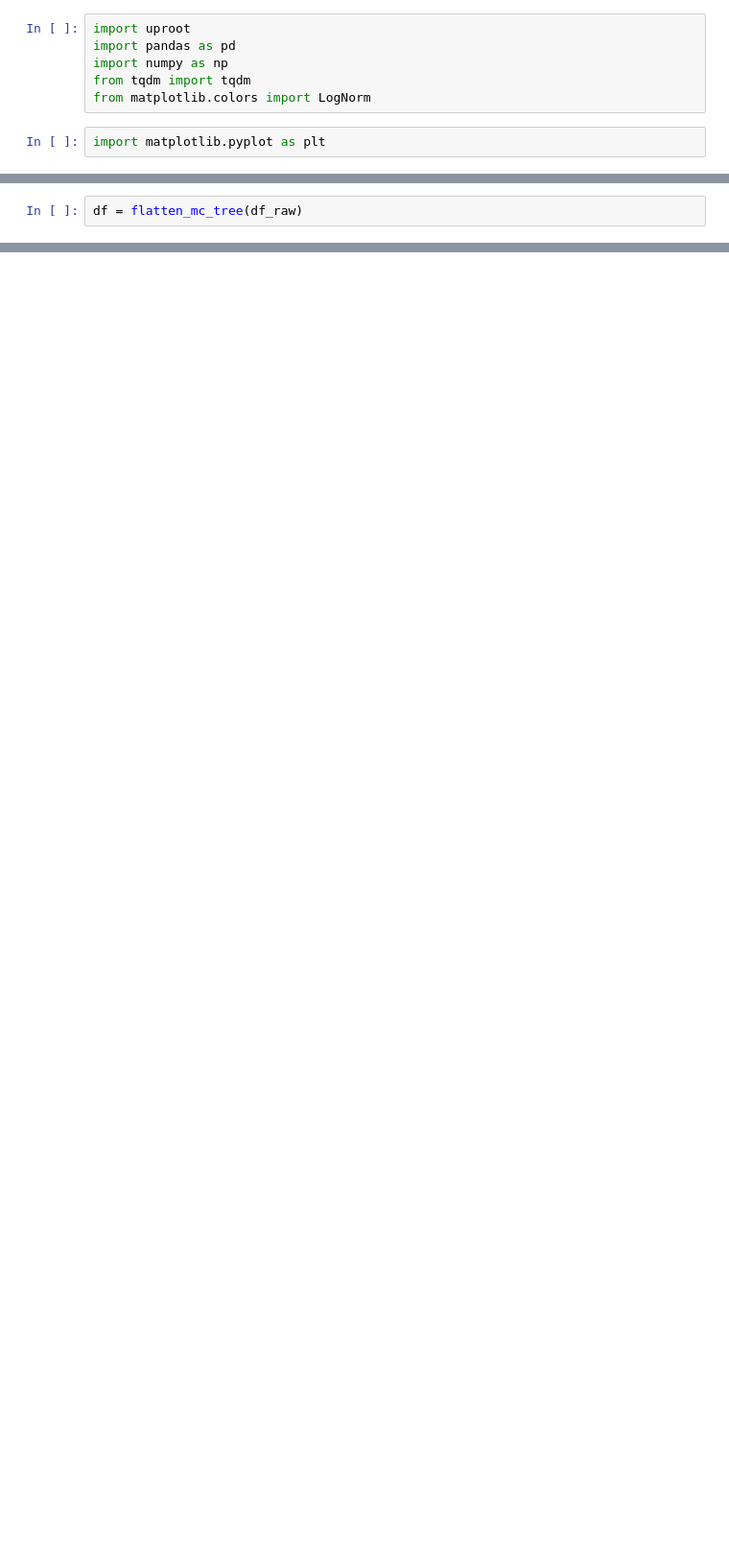
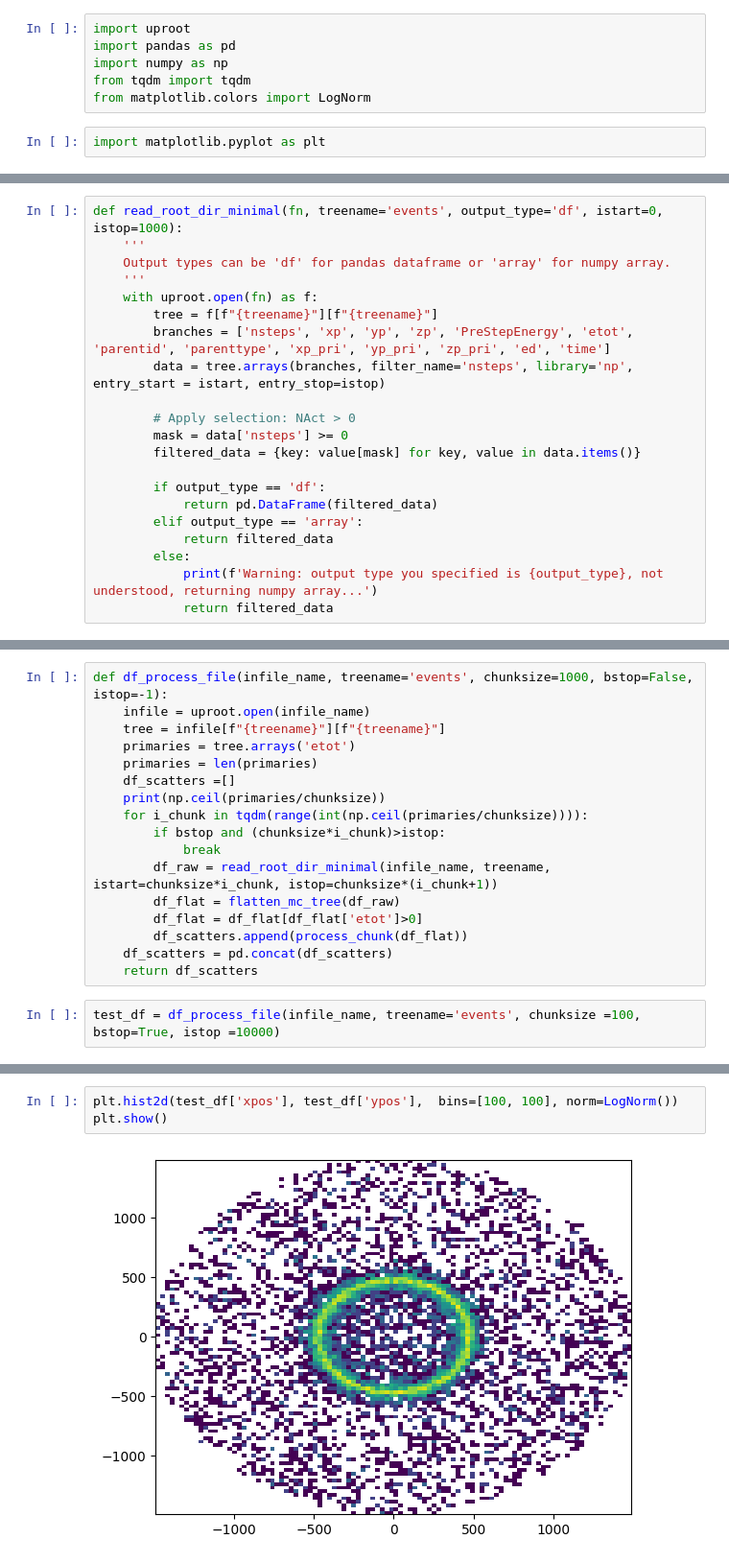
Before and after one commit to jpienaar13/HermeticTPC, a Jupyter notebook: 01_WIS_HTPC.ipynb, the cells around one changed output, grey strips where cells are left out. Shown: that part at 96% size. Saved outputs shown, nothing was run; the diff lists cells and outputs as text; blank space fills up the shorter version.

Commit message:
Adding processing pipeline start

```diff
--- a/01_WIS_HTPC.ipynb
+++ b/01_WIS_HTPC.ipynb
@@ -222,2 +19,0 @@ np.float64(0.37621253113852743)
-# %%
-df = flatten_mc_tree(df_raw)
@@ -355,0 +25,21 @@ plt.show()
+# %%
+def read_root_dir_minimal(fn, treename='events', output_type='df', istart=0, istop=1000):
+    '''
+    Output types can be 'df' for pandas dataframe or 'array' for numpy array.
+    '''
+    with uproot.open(fn) as f:
+        tree = f[f"{treename}"][f"{treename}"]
+        branches = ['nsteps', 'xp', 'yp', 'zp', 'PreStepEnergy', 'etot', 'parentid', 'parenttype', 'xp_pri', 'yp_pri', 'zp_pri', 'ed', 'time']
+        data = tree.arrays(branches, filter_name='nsteps', library='np', entry_start = istart, entry_stop=istop)
+
+        # Apply selection: NAct > 0
+        mask = data['nsteps'] >= 0
+        filtered_data = {key: value[mask] for key, value in data.items()}
+
+        if output_type == 'df':
+            return pd.DataFrame(filtered_data)
+        elif output_type == 'array':
+            return filtered_data
+        else:
+            print(f'Warning: output type you specified is {output_type}, not understood, returning numpy array...')
+            return filtered_data
@@ -355,0 +98,19 @@ plt.show()
+# %%
+def df_process_file(infile_name, treename='events', chunksize=1000, bstop=False, istop=-1):
+    infile = uproot.open(infile_name)
+    tree = infile[f"{treename}"][f"{treename}"]
+    primaries = tree.arrays('etot')
+    primaries = len(primaries)
+    df_scatters =[]
+    print(np.ceil(primaries/chunksize))
+    for i_chunk in tqdm(range(int(np.ceil(primaries/chunksize)))):
+        if bstop and (chunksize*i_chunk)>istop:
+            break
+        df_raw = read_root_dir_minimal(infile_name, treename, istart=chunksize*i_chunk, istop=chunksize*(i_chunk+1))
+        df_flat = flatten_mc_tree(df_raw)
+        df_flat = df_flat[df_flat['etot']>0]
+        df_scatters.append(process_chunk(df_flat))
+    df_scatters = pd.concat(df_scatters)
+    return df_scatters
+# %%
+test_df = df_process_file(infile_name, treename='events', chunksize =100, bstop=True, istop =10000)
@@ -355,0 +121,5 @@ plt.show()
+# %%
+plt.hist2d(test_df['xpos'], test_df['ypos'],  bins=[100, 100], norm=LogNorm())
+plt.show()
+# %% [output]
+[figure, added]
```
Also changed, not shown: parts of 48 cells of this notebook, 9 other files.
